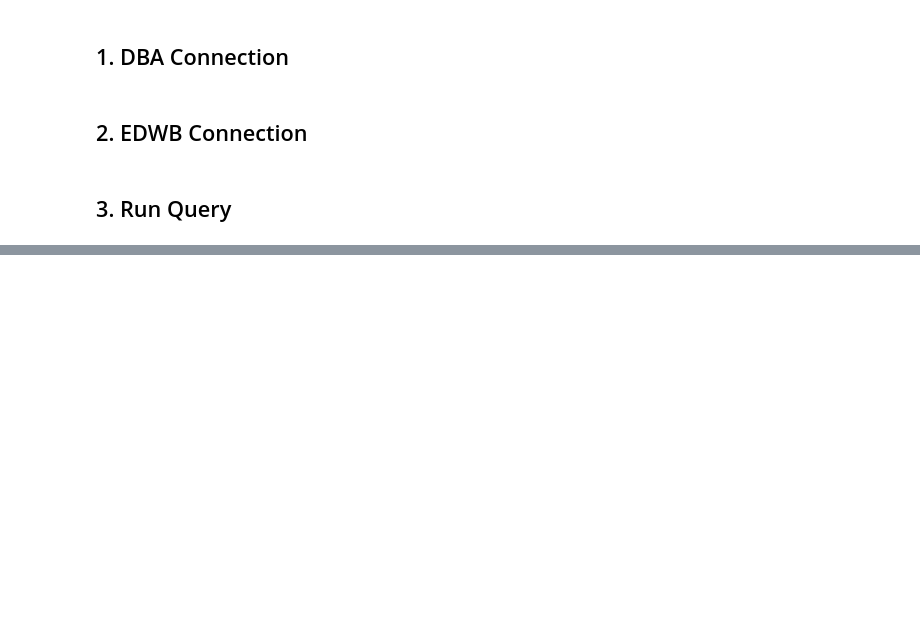
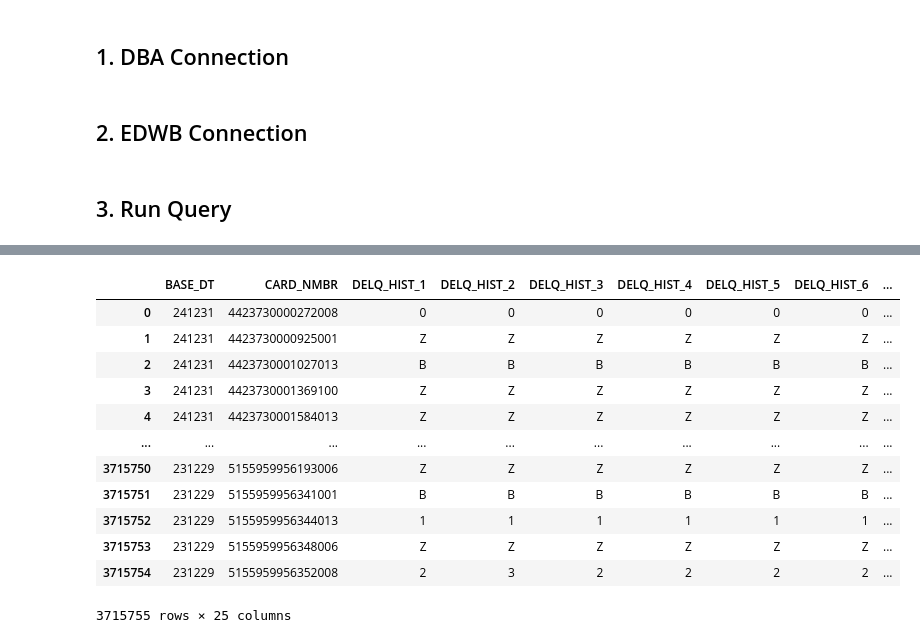
Before and after one commit to Sinxisx/Credit-Card-Analysis, a Jupyter notebook: DB Pull.ipynb, the cells around one changed output, grey strips where cells are left out. Drawn from its saved outputs; the diff is of its cells as text; code cells hidden in the pictures; blank space fills up the shorter version.

```diff
--- a/DB Pull.ipynb
+++ b/DB Pull.ipynb
@@ -299,0 +345,26 @@ Delq/Payment Ratio 20231130 queried successfully
+# %%
+# RUN ML Summary
+for date in allDates:
+    yearmonth = date[2:6]
+    dateAlt = date[2:]
+    # Query ML
+    try:
+        # print in case of errors
+        print(f'Running ML Sum Query {date}')
+
+        # open and read the file as a single buffer
+        sqlQuery = query_ML_SUM.format(dt=date, ym=yearmonth)
+
+        # run query and store data in df
+        print('ML Sum run')
+        with engineDBA.connect() as connection:
+            MLSum = pd.read_sql(sqlQuery, connection)
+        print(f'ML Sum {date} queried successfully')
+
+        # change column names into UPPER CASE
+        MLSum.columns = [x.upper() for x in MLSum.columns]
+    except Exception as e:
+        print(e)
+        MLSum = pd.DataFrame()
+    finally:
+        MLSum.to_csv(f'D:/Work/SAGA CC Bad Debt/Data/ML_Sum/MLSum_{date}.pkl')
@@ -299,0 +462,3 @@ Delq/Payment Ratio 20231130 queried successfully
+# %%
+# concat all data into one
+PRAll = pd.concat(PRCollector, ignore_index=True)
@@ -299,0 +505,16 @@ Delq/Payment Ratio 20231130 queried successfully
+# %%
+PRAll
+# %% [output]
+|  | BASE_DT | CARD_NMBR | DELQ_HIST_1 | DELQ_HIST_2 | DELQ_HIST_3 | DELQ_HIST_4 | DELQ_HIST_5 | DELQ_HIST_6 | ... |
+| 0 | 241231 | 4423730000272008 | 0 | 0 | 0 | 0 | 0 | 0 | ... |
+| 1 | 241231 | 4423730000925001 | Z | Z | Z | Z | Z | Z | ... |
+| 2 | 241231 | 4423730001027013 | B | B | B | B | B | B | ... |
+| 3 | 241231 | 4423730001369100 | Z | Z | Z | Z | Z | Z | ... |
+| 4 | 241231 | 4423730001584013 | Z | Z | Z | Z | Z | Z | ... |
+| ... | ... | ... | ... | ... | ... | ... | ... | ... | ... |
+| 3715750 | 231229 | 5155959956193006 | Z | Z | Z | Z | Z | Z | ... |
+| 3715751 | 231229 | 5155959956341001 | B | B | B | B | B | B | ... |
+| 3715752 | 231229 | 5155959956344013 | 1 | 1 | 1 | 1 | 1 | 1 | ... |
+| 3715753 | 231229 | 5155959956348006 | Z | Z | Z | Z | Z | Z | ... |
+| 3715754 | 231229 | 5155959956352008 | 2 | 3 | 2 | 2 | 2 | 2 | ... |
+3715755 rows × 25 columns
```
Also changed, not shown: parts of 61 cells of this notebook, 4 other files.
